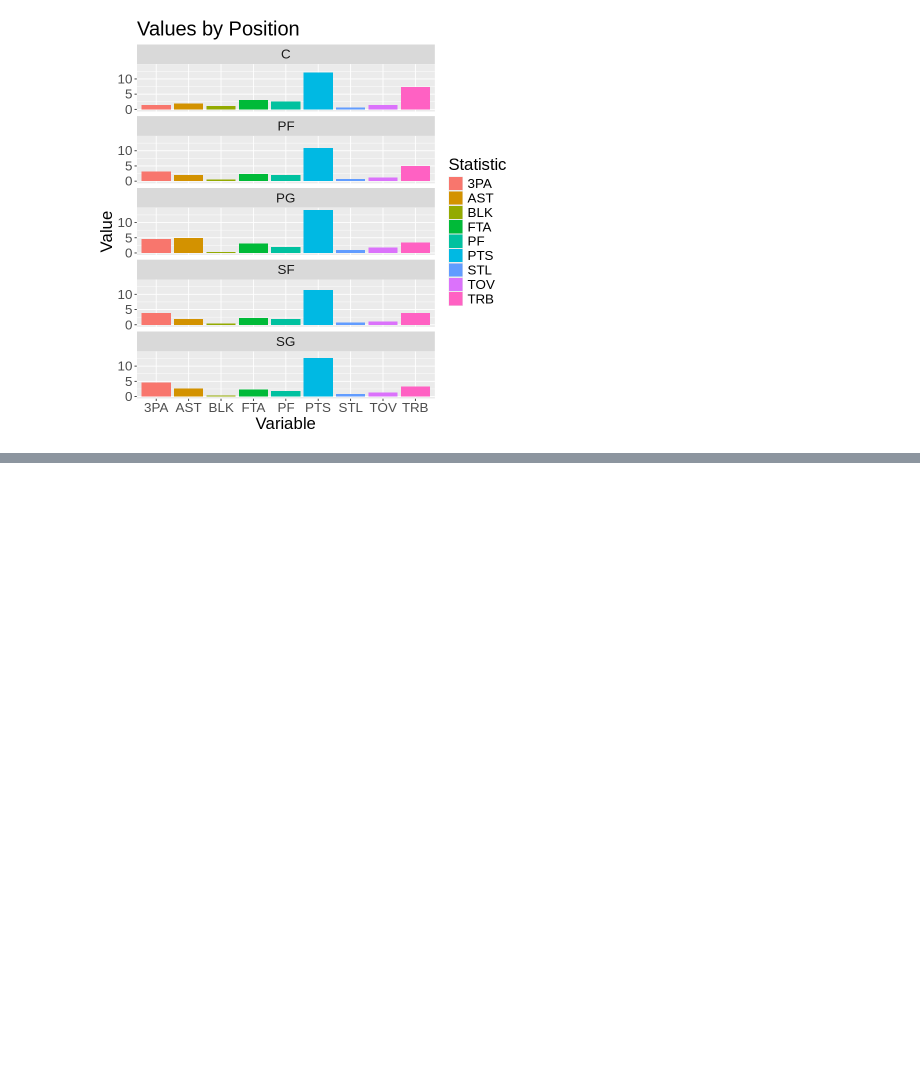
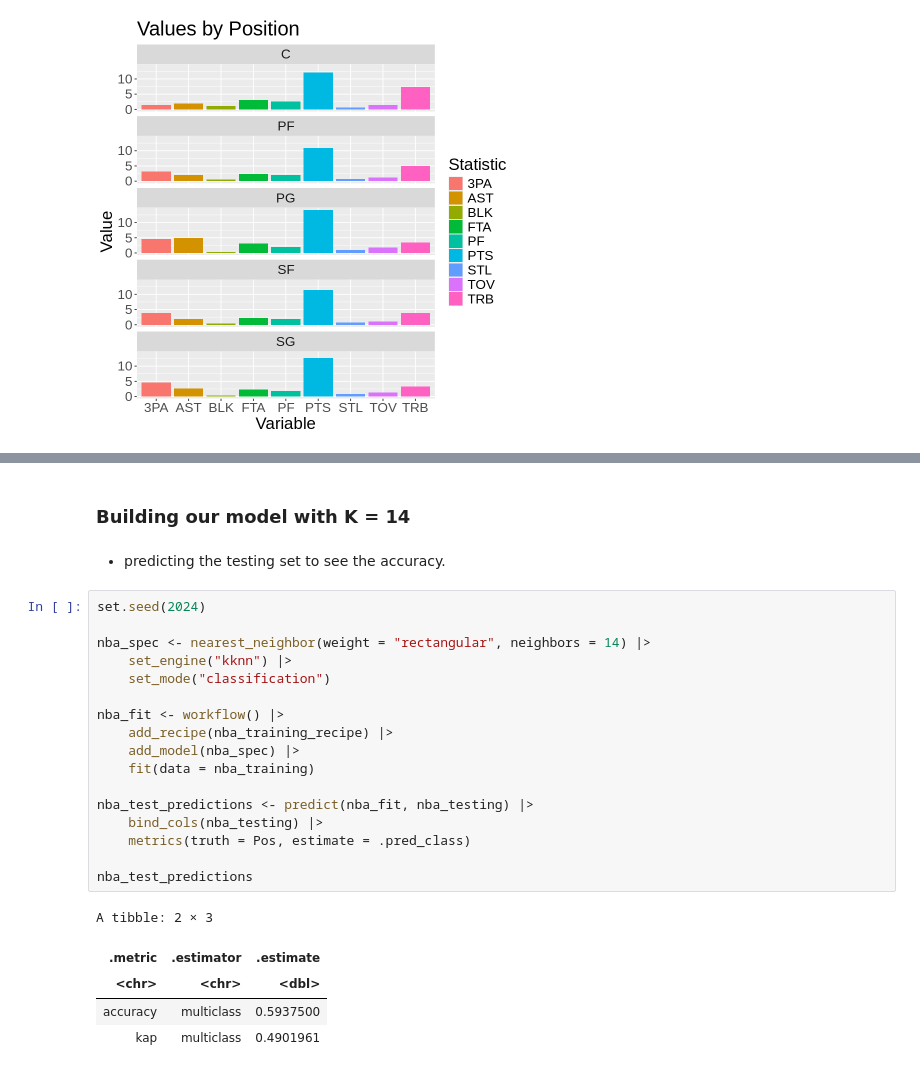
Before and after one commit to Elalalaqqq/DSCI-100-2023W2-GROUP-28, a Jupyter notebook: Report.ipynb, the cells around one changed output, grey strips where cells are left out. Cells and saved outputs as stored; diff of their text form; blank space fills up the shorter version.

```diff
--- a/Report.ipynb
+++ b/Report.ipynb
@@ -150,0 +148,27 @@ A tibble: 1 × 1
+# %% [markdown]
+### Building our model with K = 14
+# %% [markdown]
+- predicting the testing set to see the accuracy.
+# %%
+set.seed(2024)
+
+nba_spec <- nearest_neighbor(weight = "rectangular", neighbors = 14) |>
+    set_engine("kknn") |>
+    set_mode("classification")
+
+nba_fit <- workflow() |>
+    add_recipe(nba_training_recipe) |>
+    add_model(nba_spec) |>
+    fit(data = nba_training)
+
+nba_test_predictions <- predict(nba_fit, nba_testing) |>
+    bind_cols(nba_testing) |>
+    metrics(truth = Pos, estimate = .pred_class)
+
+nba_test_predictions
+# %% [output]
+A tibble: 2 × 3
+| .metric | .estimator | .estimate |
+| <chr> | <chr> | <dbl> |
+| accuracy | multiclass | 0.5937500 |
+| kap | multiclass | 0.4901961 |
```
Also changed, not shown: parts of 13 cells of this notebook.
